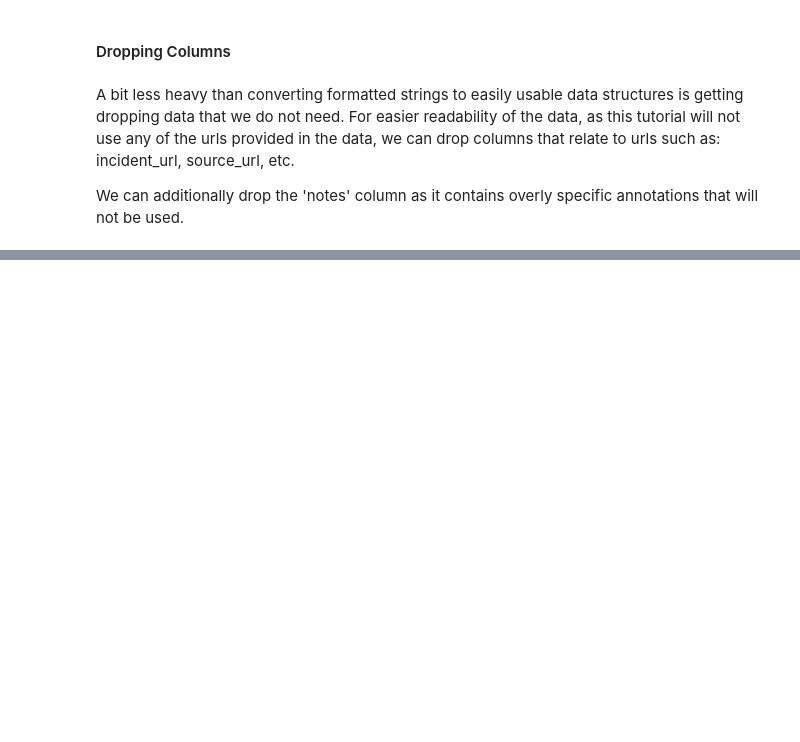
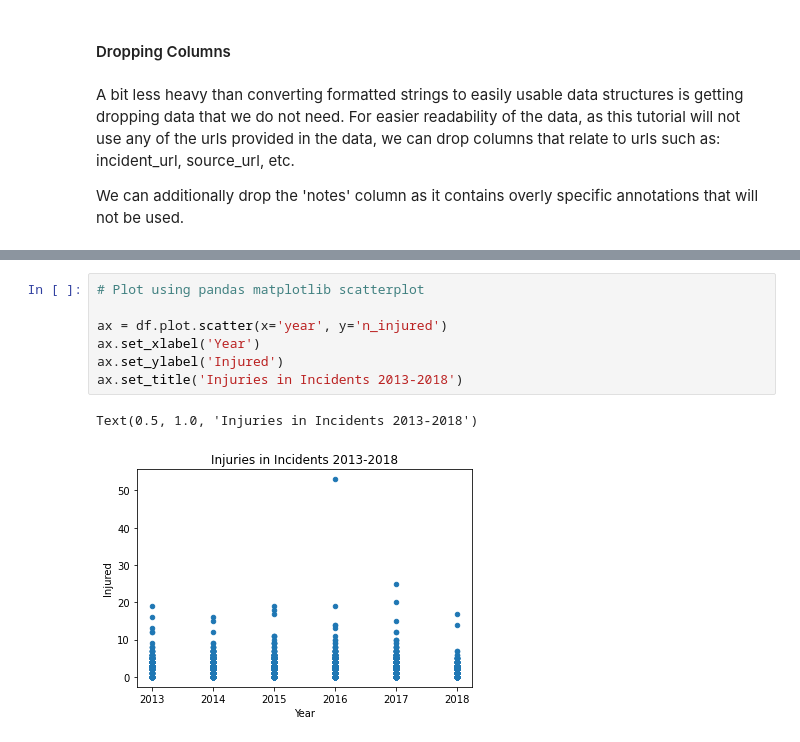
Before and after one commit to susanwen4no/susanwen4no.github.io, a Jupyter notebook: cmsc320/tutorial.ipynb, the cells around one changed output, grey strips where cells are left out. Saved outputs shown, nothing was run; the diff lists cells and outputs as text; blank space fills up the shorter version.

```diff
--- a/cmsc320/tutorial.ipynb
+++ b/cmsc320/tutorial.ipynb
@@ -104,0 +237,10 @@ Although I currently drop this data, this does not mean that all remaining colum
+# %%
+# Plot using pandas matplotlib scatterplot
+
+ax = df.plot.scatter(x='year', y='n_injured')
+ax.set_xlabel('Year')
+ax.set_ylabel('Injured')
+ax.set_title('Injuries in Incidents 2013-2018')
+# %% [output]
+Text(0.5, 1.0, 'Injuries in Incidents 2013-2018')
+[figure, added]
```
Also changed, not shown: parts of 75 cells of this notebook.
